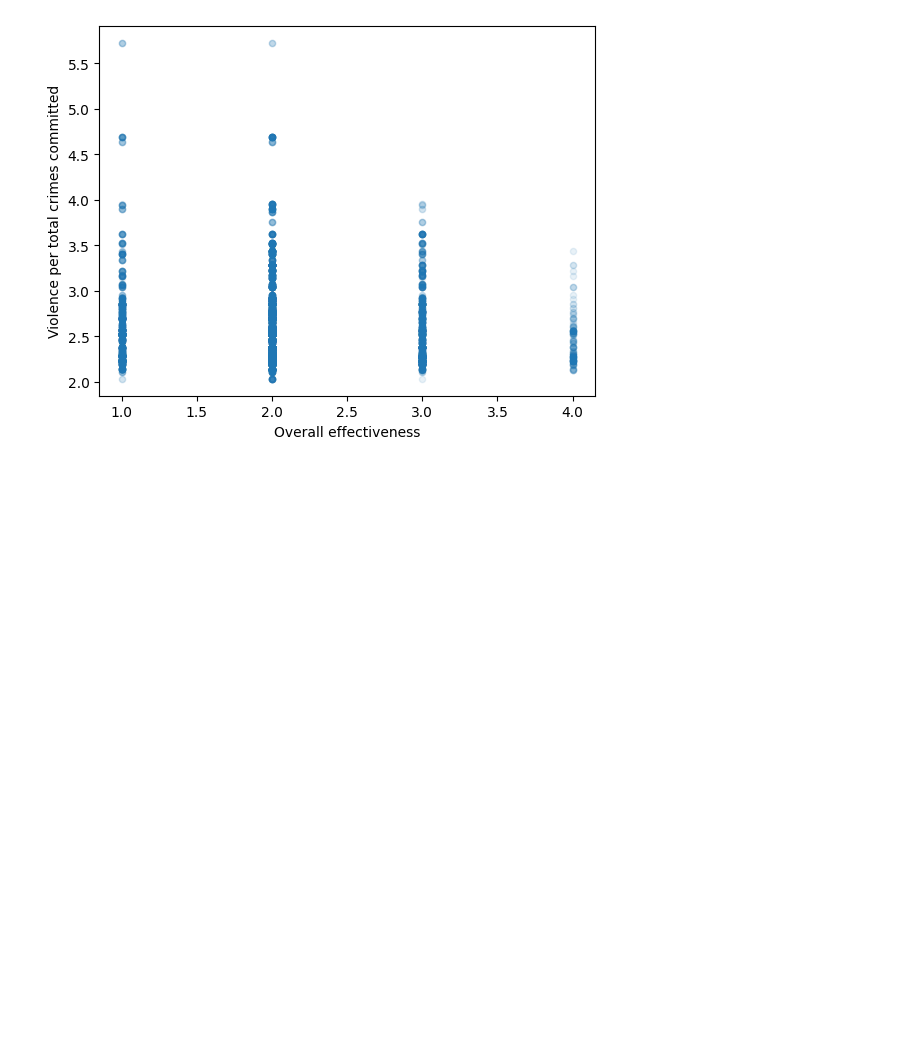
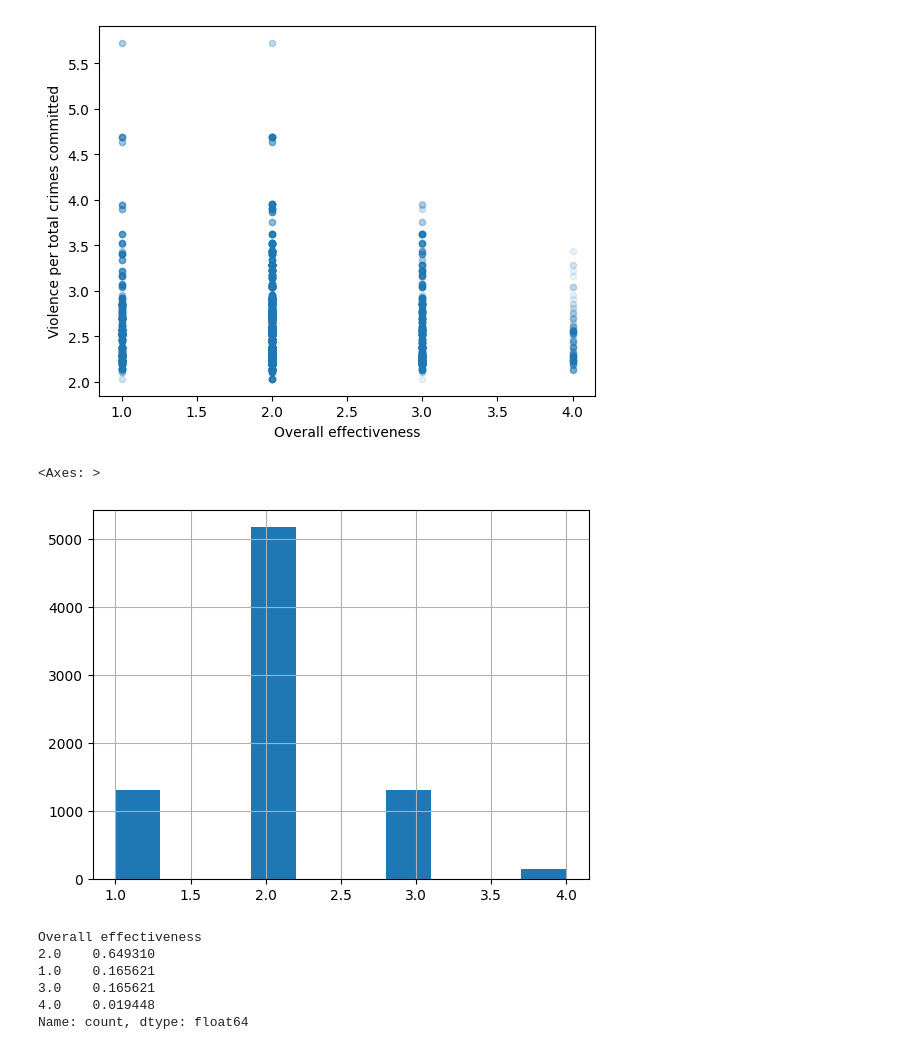
Before and after one commit to TheElcurtiso/machineLearningProject, a Jupyter notebook: CrimeAndEducationMachineLearning.ipynb, the cells around one changed output. Cells and saved outputs as stored; diff of their text form; code cells hidden in the pictures; blank space fills up the shorter version.

Commit message:
created a stratified shuffle split of the overall effectiveness of schools (they seemed to be in neat categories already)

```diff
--- a/CrimeAndEducationMachineLearning.ipynb
+++ b/CrimeAndEducationMachineLearning.ipynb
@@ -41,20 +40,20 @@ merge_statistics = pd.merge(crime_statistics, education_statistics, on="Local au
 # %%
 # remove all rows with values that are null
-merge_statistics = merge_statistics[merge_statistics['Local authority area'].notna()]
-merge_statistics = merge_statistics[merge_statistics['Overall effectiveness'].notna()]
-merge_statistics = merge_statistics.drop(merge_statistics[merge_statistics['Total recorded crime\n (excluding fraud)'] == '[x]'].index)
+education_and_crime_statistics = education_and_crime_statistics[education_and_crime_statistics['Local authority area'].notna()]
+education_and_crime_statistics = education_and_crime_statistics[education_and_crime_statistics['Overall effectiveness'].notna()]
+education_and_crime_statistics = education_and_crime_statistics.drop(education_and_crime_statistics[education_and_crime_statistics['Total recorded crime\n (excluding fraud)'] == '[x]'].index)
 # %%
 # remove columns that aren't needed
-merge_statistics = merge_statistics.drop(columns=['Police Force Area\n code', 'Police Force Area\n name', 'Community Safety\n Partnership code', 'Community Safety\n Partnership name', 'Local Authority\n code', 'URN', 'Five-Year Ofsted Inspection Data publish date', 'Publication type', 'Remit', 'As at date', 'Published date', 'Government office region', 'Constituency', 'Postcode', 'Provider type', 'Provision type', 'Sector', 'Deprivation index', 'Outcomes in education and related learning activities', 'Health services', 'Local authority area', 'Name'], axis=1)
+education_and_crime_statistics = education_and_crime_statistics.drop(columns=['Police Force Area\n code', 'Police Force Area\n name', 'Community Safety\n Partnership code', 'Community Safety\n Partnership name', 'Local Authority\n code', 'URN', 'Five-Year Ofsted Inspection Data publish date', 'Publication type', 'Remit', 'As at date', 'Published date', 'Government office region', 'Constituency', 'Postcode', 'Provider type', 'Provision type', 'Sector', 'Deprivation index', 'Outcomes in education and related learning activities', 'Health services', 'Local authority area', 'Name'], axis=1)
 # %%
 # change the column data type because for some reason it doesn't recognise that I've done that already
-merge_statistics['Total recorded crime\n (excluding fraud)'] = merge_statistics['Total recorded crime\n (excluding fraud)'].astype("float64")
-merge_statistics['Violence against\n the person'] = merge_statistics['Violence against\n the person'].astype("float64")
-merge_statistics['Criminal damage and arson'] = merge_statistics['Criminal damage and arson'].astype("float64")
-merge_statistics['Public order offences'] = merge_statistics['Public order offences'].astype("float64")
+education_and_crime_statistics['Total recorded crime\n (excluding fraud)'] = education_and_crime_statistics['Total recorded crime\n (excluding fraud)'].astype("float64")
+education_and_crime_statistics['Violence against\n the person'] = education_and_crime_statistics['Violence against\n the person'].astype("float64")
+education_and_crime_statistics['Criminal damage and arson'] = education_and_crime_statistics['Criminal damage and arson'].astype("float64")
+education_and_crime_statistics['Public order offences'] = education_and_crime_statistics['Public order offences'].astype("float64")
 # %%
 # create additional column data based on the columns we have. It may be worth standardizing the total crime data because there are very dense pockets of data that only become apparent when you look at some of the columns we have below (or maybe just use these columns)
-merge_statistics["Violence per total crimes committed"] = merge_statistics["Total recorded crime\n (excluding fraud)"]/merge_statistics["Violence against\n the person"]
-merge_statistics["Arson per total crimes committed"] = merge_statistics["Total recorded crime\n (excluding fraud)"]/merge_statistics["Criminal damage and arson"]
-merge_statistics["Public order offences per total crimes committed"] = merge_statistics["Total recorded crime\n (excluding fraud)"]/merge_statistics["Public order offences"]
+education_and_crime_statistics["Violence per total crimes committed"] = education_and_crime_statistics["Total recorded crime\n (excluding fraud)"] / education_and_crime_statistics["Violence against\n the person"]
+education_and_crime_statistics["Arson per total crimes committed"] = education_and_crime_statistics["Total recorded crime\n (excluding fraud)"] / education_and_crime_statistics["Criminal damage and arson"]
+education_and_crime_statistics["Public order offences per total crimes committed"] = education_and_crime_statistics["Total recorded crime\n (excluding fraud)"] / education_and_crime_statistics["Public order offences"]
 # %%
@@ -103,0 +108,6 @@ merge_statistics.plot(kind="scatter", x="Overall effectiveness", y="Violence per
+# %%
+# overall effectiveness will be how i categorise the schools
+education_and_crime_statistics["Overall effectiveness"].hist()
+# %% [output]
+<Axes: >
+[figure, added]
@@ -103,0 +116,16 @@ merge_statistics.plot(kind="scatter", x="Overall effectiveness", y="Violence per
+# %%
+from sklearn.model_selection import StratifiedShuffleSplit
+
+split = StratifiedShuffleSplit(n_splits=1, test_size=0.2, random_state=42)
+for train_index, test_index in split.split(education_and_crime_statistics, education_and_crime_statistics["Overall effectiveness"]):
+ strat_train_set = education_and_crime_statistics.loc[train_index]
+ strat_test_set = education_and_crime_statistics.loc[test_index]
+
+strat_test_set["Overall effectiveness"].value_counts() / len(strat_test_set)
+# %% [output]
+Overall effectiveness
+2.0    0.649310
+1.0    0.165621
+3.0    0.165621
+4.0    0.019448
+Name: count, dtype: float64
```
Also changed, not shown: parts of 7 cells of this notebook.
